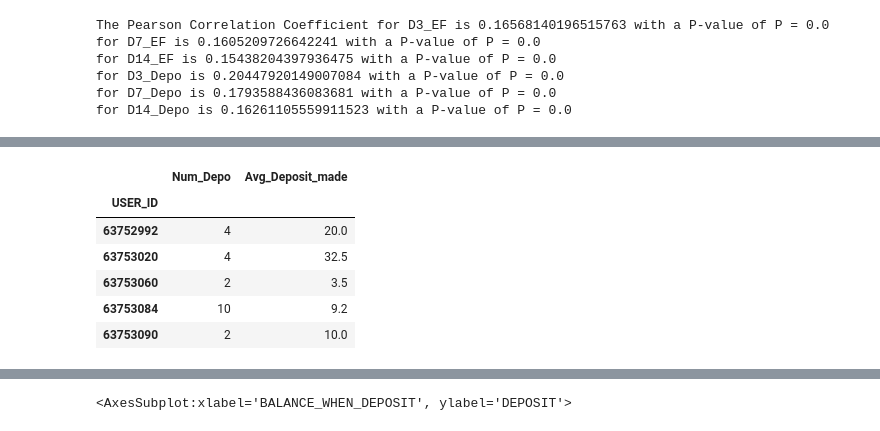
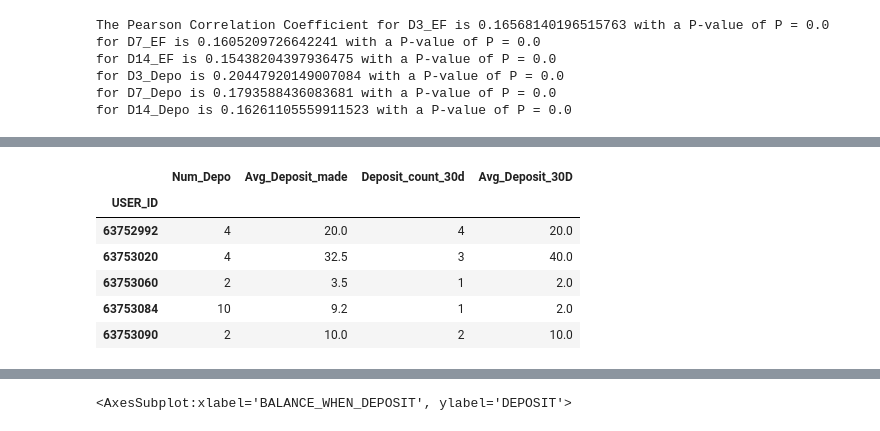
Before and after one commit to yihanwwww/yihanwwww, a Jupyter notebook: Python_Notebook/Experiment_EDA/Low_Balance_LTO_EDA.ipynb, the cells around one changed output, grey strips where cells are left out. Saved outputs shown, nothing was run; the diff lists cells and outputs as text; code cells hidden in the pictures.

```diff
--- a/Python_Notebook/Experiment_EDA/Low_Balance_LTO_EDA.ipynb
+++ b/Python_Notebook/Experiment_EDA/Low_Balance_LTO_EDA.ipynb
@@ -641,0 +632,12 @@ deposit_balance_df_by_user=deposit_balance_df_by_user.rename({ 'DEP_RNK':'Num_De
+# %%
+from datetime import datetime
+
+deposit_balance_df['Account_age'] = datetime.now() - deposit_balance_df.ACCOUNT_CREATION_DATE
+deposit_balance_df['Age_when_deposit'] = deposit_balance_df.DATE - deposit_balance_df.FIRST_DEPOSIT_DATETIME
+# %%
+deposit_balance_df.Age_when_deposit
+days = deposit_balance_df.Age_when_deposit.astype('timedelta64[D]')
+
+deposit_balance_df['Account_age_adj'] = deposit_balance_df.Account_age.astype('timedelta64[D]')
+
+deposit_balance_df['Age_when_deposit_adj'] = deposit_balance_df.Age_when_deposit.astype('timedelta64[D]')
@@ -652,0 +672,4 @@ deposit_balance_df_by_user.head()
+# %%
+deposit_balance_df_by_user['Total_Depo_30d'] = deposit_balance_df[(deposit_balance_df.Age_when_deposit_adj)<=30].groupby(by=['USER_ID']).agg({'DEPOSIT':'sum'})
+deposit_balance_df_by_user['Deposit_count_30d'] = deposit_balance_df[(deposit_balance_df.Age_when_deposit_adj) <= 30].groupby(by=['USER_ID']).agg({'DEP_RNK':'max'})
+deposit_balance_df_by_user[(deposit_balance_df_by_user.USER_ID == 68145449)]
@@ -652,0 +680,3 @@ deposit_balance_df_by_user.head()
+# %%
+deposit_balance_df_by_user['Avg_Deposit_30D'] =deposit_balance_df_by_user.Total_Depo_30d/deposit_balance_df_by_user.Deposit_count_30d
+deposit_balance_df_by_user.head()
@@ -766,12 +793,13 @@ deposit_balance_df_by_user.head()
 # %%
-deposit_balance_df_by_user_sub_df = pd.DataFrame(deposit_balance_df_by_user.drop(columns = ['USER_ID','DEPOSIT','TOTAL_DEPOSITS','BALANCE_WHEN_DEPOSIT','FIRST_DEPOSIT_DATETIME','AVG_EF_LAST_3D','AVG_EF_LAST_7D','AVG_EF_LAST_14D','AVG_DEPO_LAST_3D','AVG_DEPO_LAST_7D','AVG_DEPO_LAST_14D','TOTAL_DEPOSITS']))
+deposit_balance_df_by_user_sub_df = pd.DataFrame(deposit_balance_df_by_user.drop(columns = ['USER_ID','DEPOSIT','TOTAL_DEPOSITS','BALANCE_WHEN_DEPOSIT','FIRST_DEPOSIT_DATETIME','AVG_EF_LAST_3D','AVG_EF_LAST_7D','AVG_EF_LAST_14D','AVG_DEPO_LAST_3D','AVG_DEPO_LAST_7D','AVG_DEPO_LAST_14D','TOTAL_DEPOSITS','Total_Depo_30d']))
 deposit_balance_df_by_user_sub_df.head()
+deposit_balance_df.index =
 # %% [output]
-|  | Num_Depo | Avg_Deposit_made |
-| USER_ID |  |  |
-| 63752992 | 4 | 20.0 |
-| 63753020 | 4 | 32.5 |
-| 63753060 | 2 | 3.5 |
-| 63753084 | 10 | 9.2 |
-| 63753090 | 2 | 10.0 |
+|  | Num_Depo | Avg_Deposit_made | Deposit_count_30d | Avg_Deposit_30D |
+| USER_ID |  |  |  |  |
+| 63752992 | 4 | 20.0 | 4 | 20.0 |
+| 63753020 | 4 | 32.5 | 3 | 40.0 |
+| 63753060 | 2 | 3.5 | 1 | 2.0 |
+| 63753084 | 10 | 9.2 | 1 | 2.0 |
+| 63753090 | 2 | 10.0 | 2 | 10.0 |
 # %%
```
Also changed, not shown: parts of 20 cells of this notebook.
